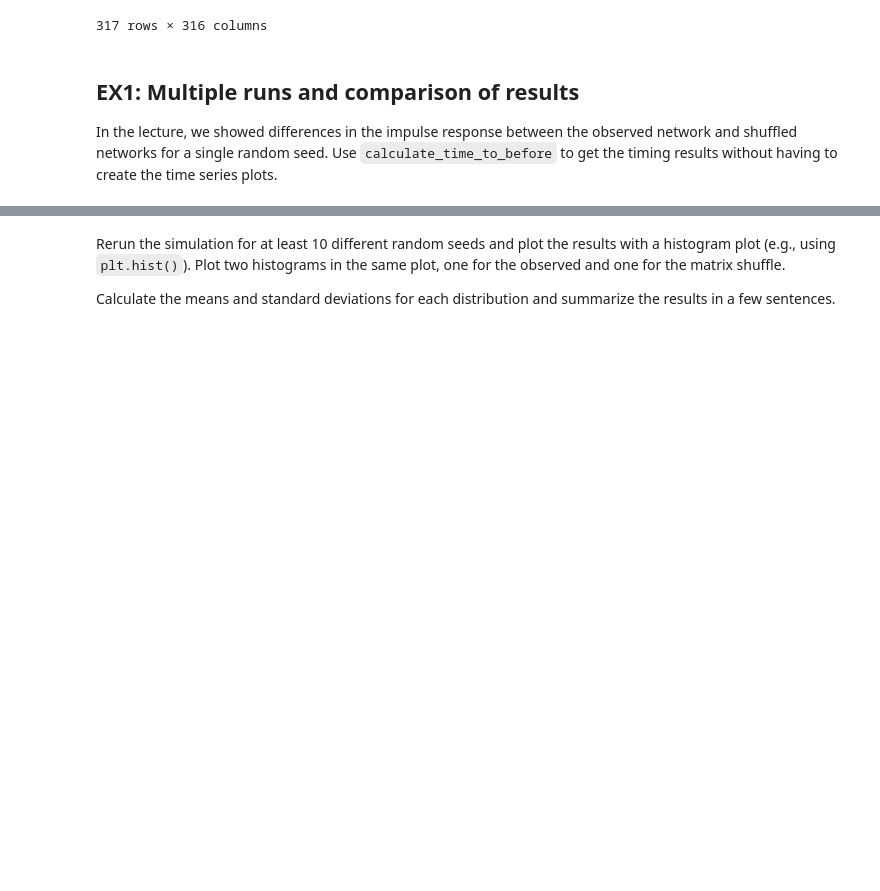
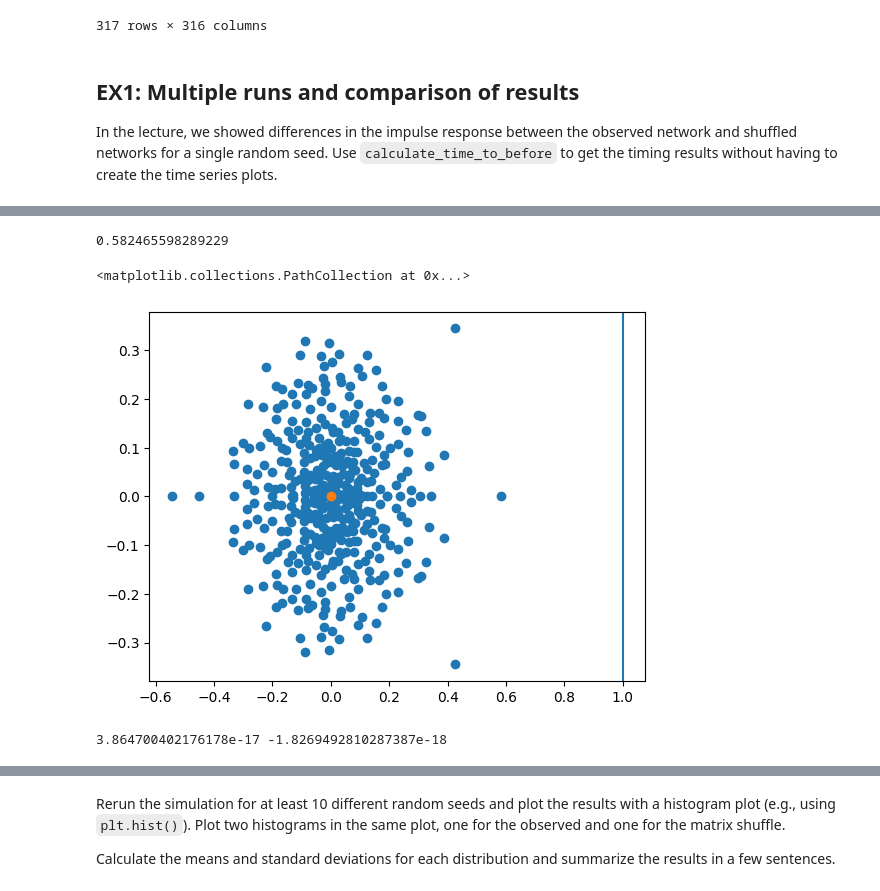
Before and after one commit to jgreen83/Spring2026-Connectome-Pseudospectra, a Jupyter notebook: Rhea_modelling_local_circuits_HW.ipynb, the cells around one changed output, grey strips where cells are left out. Cells and saved outputs as stored; diff of their text form; code cells hidden in the pictures; blank space fills up the shorter version.

```diff
--- a/Rhea_modelling_local_circuits_HW.ipynb
+++ b/Rhea_modelling_local_circuits_HW.ipynb
@@ -440,0 +467,21 @@ stimulus = generate_stimulus(n_neurons, n_steps, r_inhibitory, stim_strength, t_
+# %%
+W = observed_plus_random_connectivity_matrix(syn_mat_l23, r_inhibitory=r_inhibitory, g=g,
+                                             connectivity_proba=connectivity_proba, random_seed=random_seed,
+                                             J_EE = 1, crosstalk = 1, g_I = 0.1)
+W_spectrum = np.linalg.eigvals(W)
+print(np.max(W_spectrum.real))
+
+plt.scatter(W_spectrum.real, W_spectrum.imag)
+plt.axvline(1)
+plt.scatter(W_spectrum.real.mean(), W_spectrum.imag.mean())
+
+#plt.xlim(-2, 2)
+#plt.ylim(-2, 2)
+# %% [output]
+0.582465598289229
+<matplotlib.collections.PathCollection at 0x...>
+[figure, added]
+# %%
+print(W_spectrum.real.mean(), W_spectrum.imag.mean())
+# %% [output]
+3.864700402176178e-17 -1.8269492810287387e-18
```
Also changed, not shown: parts of 21 cells of this notebook.
